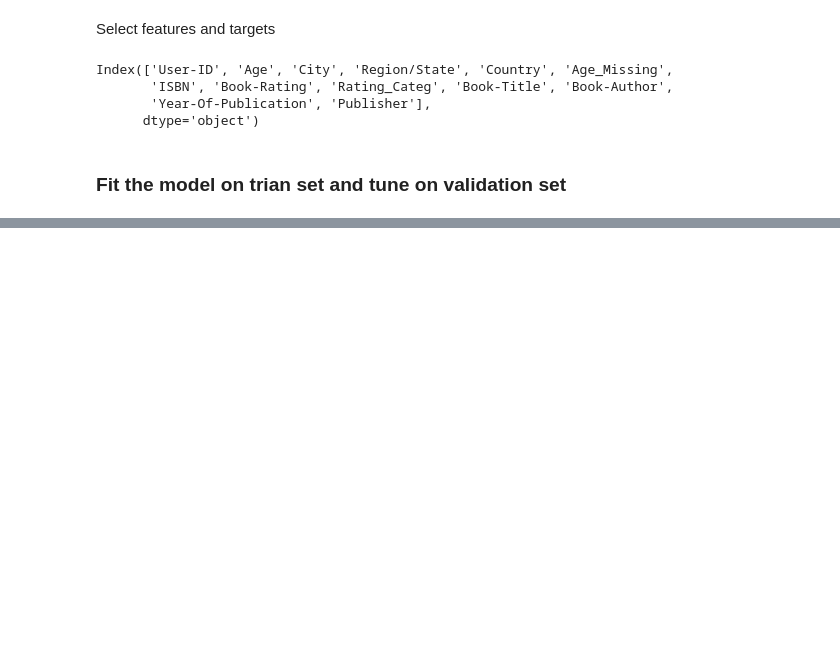
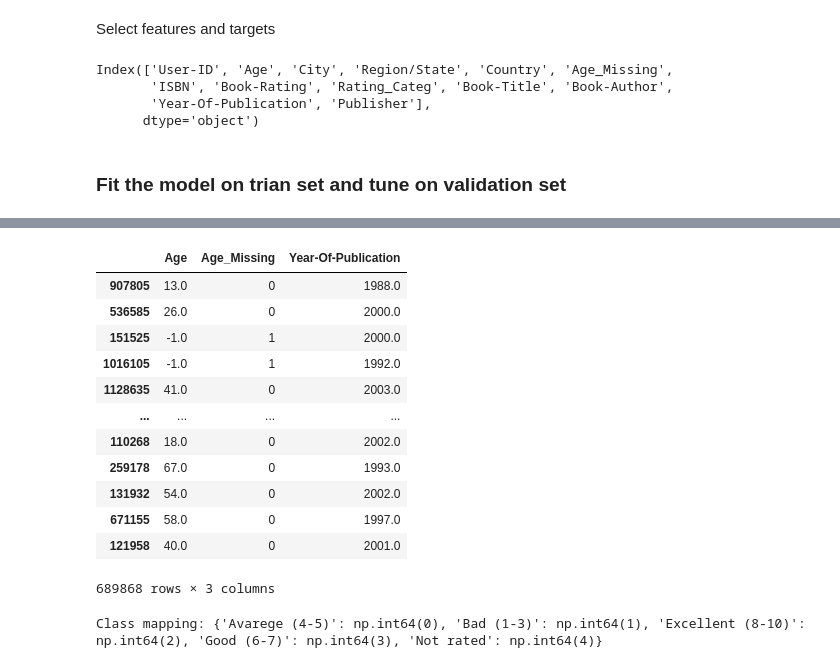
Before and after one commit to jtimko16/book-recommendation, a Jupyter notebook: notebooks/06. Baseline_model.ipynb, the cells around one changed output, grey strips where cells are left out. Drawn from its saved outputs; the diff is of its cells as text; code cells hidden in the pictures; blank space fills up the shorter version.

```diff
--- a/notebooks/06. Baseline_model.ipynb
+++ b/notebooks/06. Baseline_model.ipynb
@@ -64,0 +77,31 @@ y_test_reg = test_df.loc[:,target_reg]
+# %%
+X_train
+# %% [output]
+|  | Age | Age_Missing | Year-Of-Publication |
+| 907805 | 13.0 | 0 | 1988.0 |
+| 536585 | 26.0 | 0 | 2000.0 |
+| 151525 | -1.0 | 1 | 2000.0 |
+| 1016105 | -1.0 | 1 | 1992.0 |
+| 1128635 | 41.0 | 0 | 2003.0 |
+| ... | ... | ... | ... |
+| 110268 | 18.0 | 0 | 2002.0 |
+| 259178 | 67.0 | 0 | 1993.0 |
+| 131932 | 54.0 | 0 | 2002.0 |
+| 671155 | 58.0 | 0 | 1997.0 |
+| 121958 | 40.0 | 0 | 2001.0 |
+689868 rows × 3 columns
+# %%
+from sklearn.preprocessing import LabelEncoder
+
+# Initialize the label encoder
+label_encoder = LabelEncoder()
+
+# Fit the encoder on your target labels (for training, validation, and test sets)
+y_train_encoded = label_encoder.fit_transform(y_train)
+y_val_encoded = label_encoder.transform(y_val)
+y_test_encoded = label_encoder.transform(y_test)
+
+# Optionally, print the class mappings to see the integer encoding
+print("Class mapping:", dict(zip(label_encoder.classes_, label_encoder.transform(label_encoder.classes_))))
+# %% [output]
+Class mapping: {'Avarege (4-5)': np.int64(0), 'Bad (1-3)': np.int64(1), 'Excellent (8-10)': np.int64(2), 'Good (6-7)': np.int64(3), 'Not rated': np.int64(4)}
```
Also changed, not shown: parts of 6 cells of this notebook.
